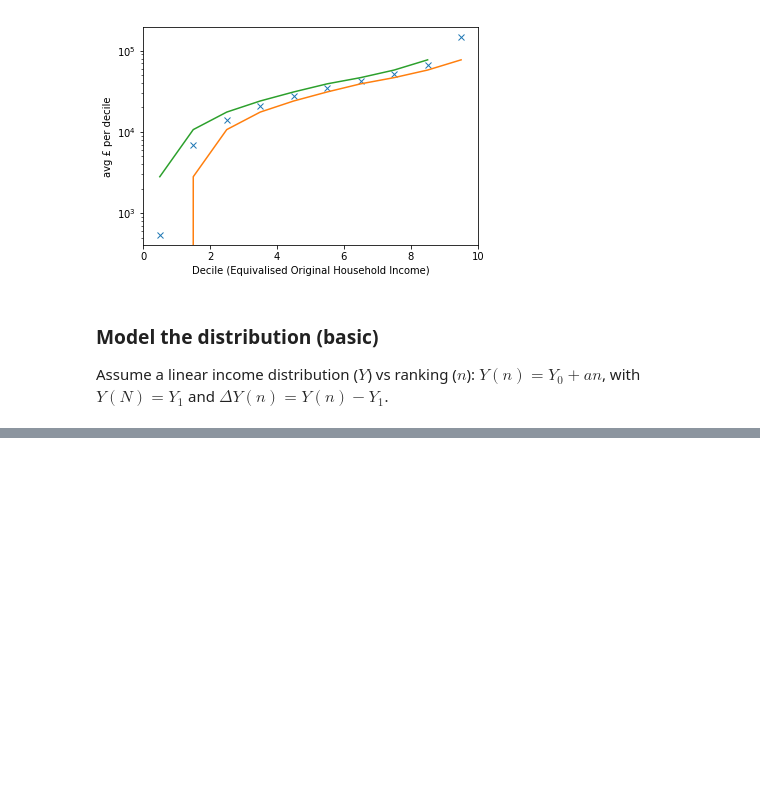
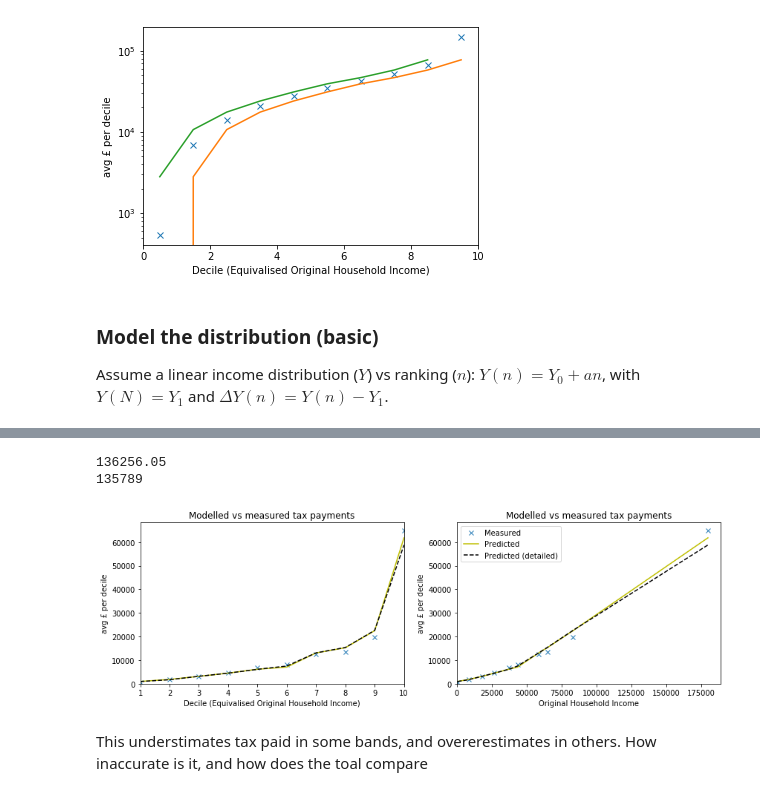
Before and after one commit to chrisnorth/ubi-pred, a Jupyter notebook: ubi-pred.ipynb, the cells around one changed output, grey strips where cells are left out. Saved outputs shown, nothing was run; the diff lists cells and outputs as text; code cells hidden in the pictures; blank space fills up the shorter version.

```diff
--- a/ubi-pred.ipynb
+++ b/ubi-pred.ipynb
@@ -352,0 +185,48 @@ plot.axhline(0)
+# %%
+# model the tax paid in more detail, using the income model above
+dirTaxMod=np.zeros(10)
+for q in range(10):
+    narr=np.arange(q*0.1,(q+1)*0.1,0.01)
+    tInc=model(narr,Eq=False)
+    tInc=tInc + dirBen[q]
+    t20=np.maximum(0,np.where(tInc<tax40,tInc-tax20,tax40-tax20))
+    t40=np.maximum(0,np.where(tInc<tax45,tInc-tax40,tax45-tax40))
+    t45=np.maximum(0,tInc-tax45)
+    tPaid=t20*0.2 + t40*0.4 + t45*0.45
+    dirTaxMod[q]=np.mean(tPaid)
+# %%
+# plot the model vs the measure tax payments
+plot.figure(figsize=(14,4))
+plot.subplot(1,2,1)
+plot.plot(decile,data['DirectTax'],'x')
+plot.plot(decile,taxPaid,'y-')
+plot.plot(decile,dirTaxMod,'k--')
+plot.xlim(1,10)
+plot.ylim(0,plot.ylim()[1])
+plot.xlabel(decLab)
+plot.ylabel('avg £ per decile')
+plot.title('Modelled vs measured tax payments')
+
+plot.subplot(1,2,2)
+plot.plot(origIncome,data['DirectTax'],'x',label='Measured')
+plot.plot(origIncome,taxPaid,'y-',label='Predicted')
+plot.plot(origIncome,dirTaxMod,'k--',label='Predicted (detailed)')
+plot.xlim(0,plot.xlim()[1])
+plot.ylim(0,plot.ylim()[1])
+plot.xlabel('Original Household Income')
+plot.ylabel('avg £ per decile')
+plot.legend()
+plot.title('Modelled vs measured tax payments')
+
+
+print(np.sum(taxPaid))
+print(np.sum(data['DirectTax']))
+totalBenefits=np.sum(dirBen)
+totalDirectTax=np.sum(dirTax)
+totalNetIncome=totalDirectTax-totalBenefits
+# %% [output]
+136256.05
+135789
+[figure, added]
+# %% [markdown]
+This understimates tax paid in some bands, and overerestimates in others. How inaccurate is it, and how does the toal compare
```
Also changed, not shown: parts of 47 cells of this notebook.
